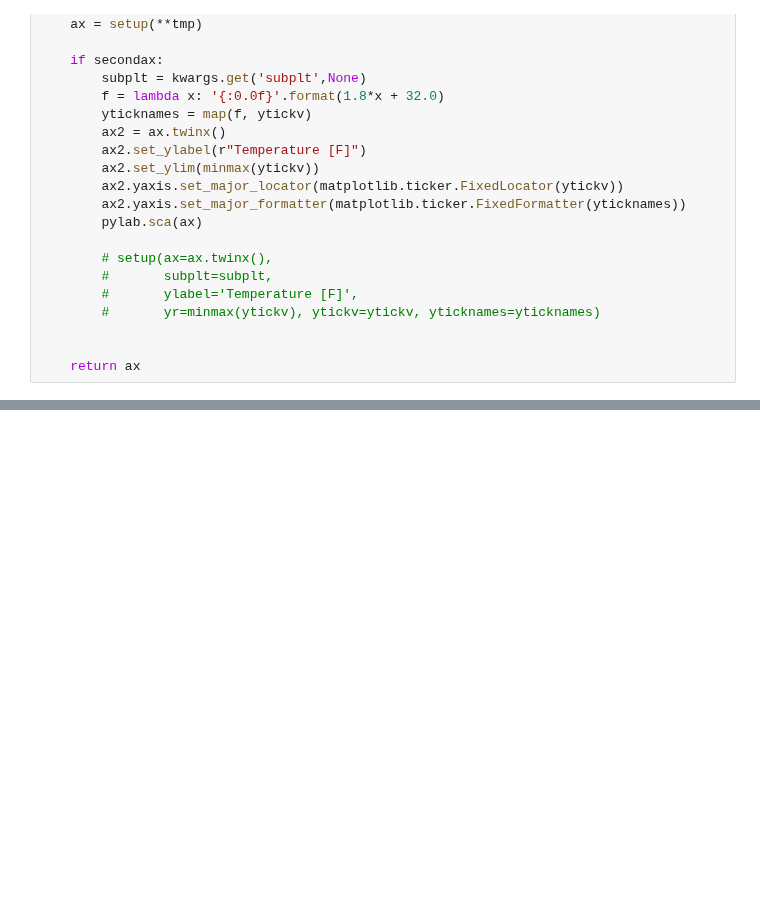
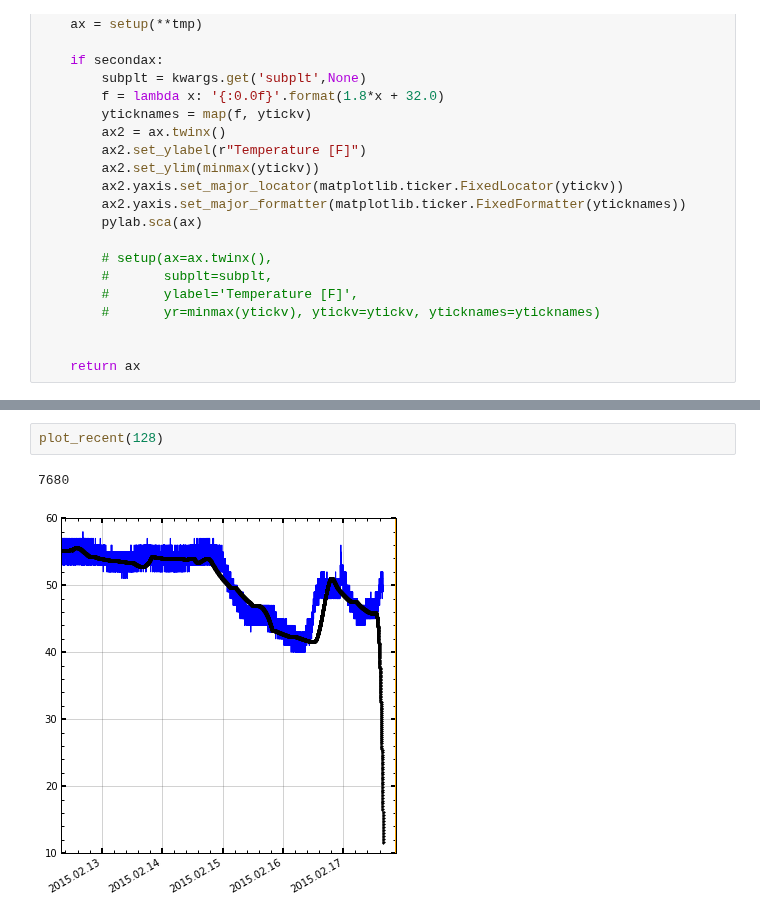
Before and after one commit to ajmendez/templog, a Jupyter notebook: notebook/phonon.ipynb, the cells around one changed output, grey strips where cells are left out. Cells and saved outputs as stored; diff of their text form; blank space fills up the shorter version.

```diff
--- a/notebook/phonon.ipynb
+++ b/notebook/phonon.ipynb
@@ -179,0 +179,5 @@ plot_recent()
+# %%
+plot_recent(128)
+# %% [output]
+7680
+[figure, added]
```
Also changed, not shown: parts of 4 cells of this notebook.
